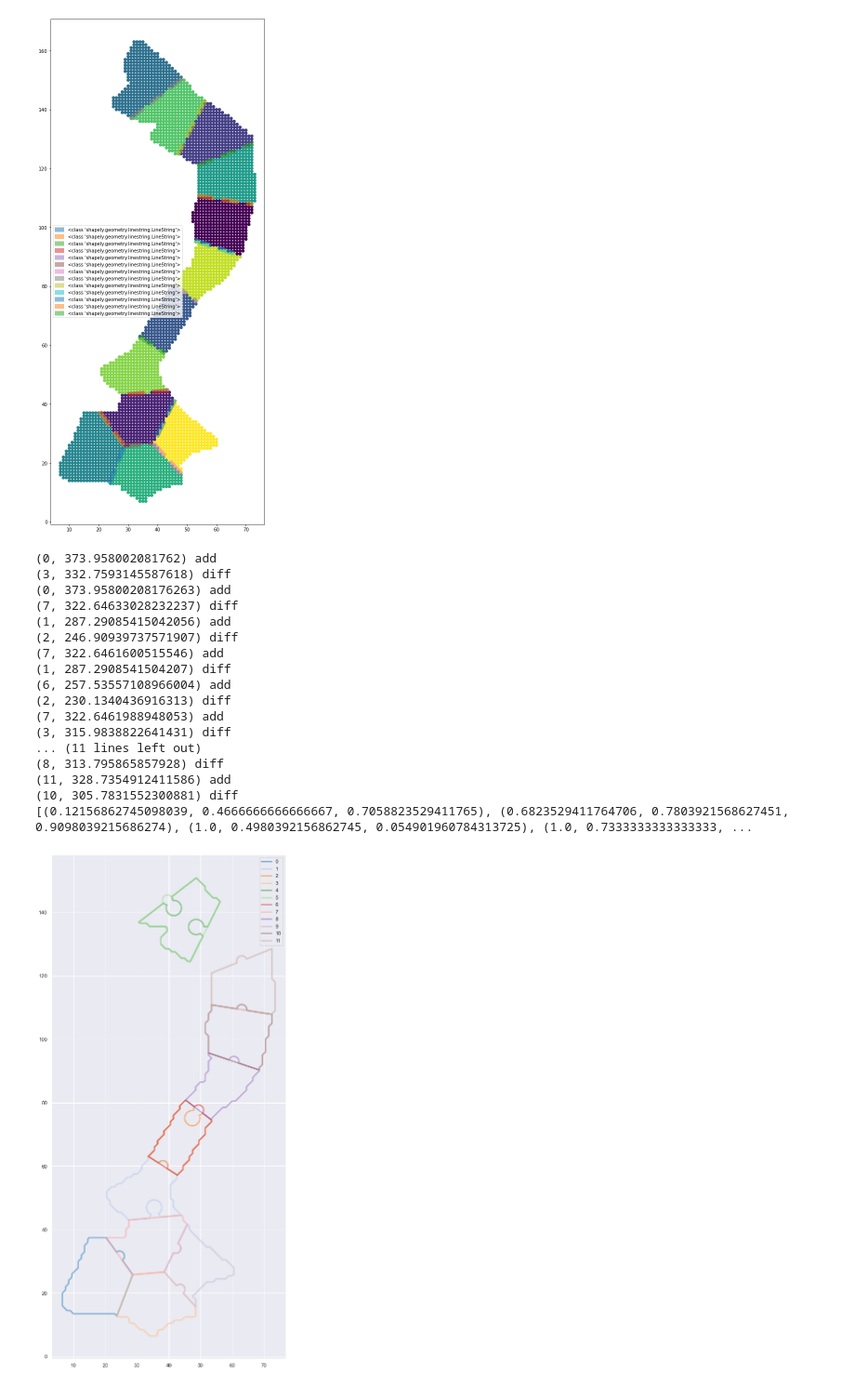
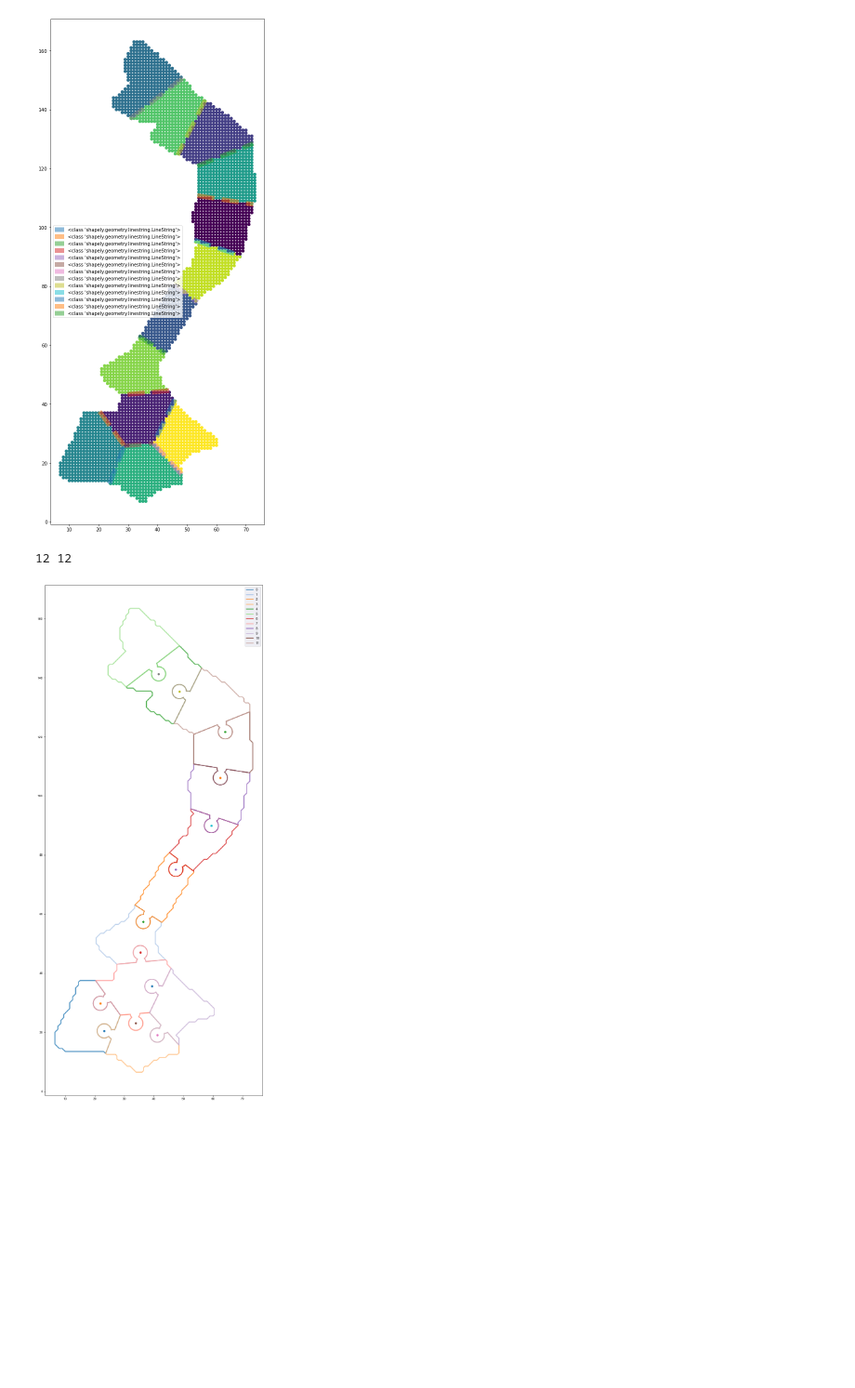
Before and after one commit to nickvazz/Puzzle3D, a Jupyter notebook: ExplorePyvisaMesh.ipynb, the cells around one changed output. Shown at 93% size. Cells and saved outputs as stored; diff of their text form; code cells hidden in the pictures; blank space fills up the shorter version.

Commit message:
fixed 2d puzzle pieces, need to figure out splitting into individual pieces

```diff
--- a/ExplorePyvisaMesh.ipynb
+++ b/ExplorePyvisaMesh.ipynb
@@ -658,7 +663,7 @@ plt.show()
 # %%
 connection_size = np.mean([e.length for e in edges]) * 0.2
 
-fig, ax = plt.subplots(1, figsize=(20,20))
+fig, ax = plt.subplots(1, figsize=(20, 30))
 
 # ax.scatter(p[:,0], p[:,1], c=kmeans.predict(p))
 
@@ -666,62 +671,52 @@ pieces = sub_polys.copy()
 
 for e in edges:
     mid_point = e.centroid
 
     connection = mid_point.buffer(connection_size * 0.5)
     new_line = shapely.geometry.LineString([mid_point, shapely.geometry.Point(e.boundary[0])])
     offset_line = new_line.parallel_offset(connection_size, 'left')
     offset_point = offset_line.boundary[0]
 
-#     ax.scatter(*offset_point.xy)
-
     offset_point_buffer = offset_point.buffer(connection_size*0.75)
     edge_connection = shapely.ops.cascaded_union([connection, offset_point_buffer])
 
-    potential_piece = [
-        (idx, shapely.ops.cascaded_union([edge_connection, poly]))
-        for idx, poly in enumerate(sub_polys) if edge_connection.intersects(poly) ]
+    potential_piece_idx = [idx for idx, poly in enumerate(sub_polys) if edge_connection.intersects(poly)]
+    sub_piece_idx = [idx for idx, poly in enumerate(sub_polys) if poly.contains(offset_point)][0]
+    potential_piece_idx.remove(sub_piece_idx)
+    add_piece_idx = potential_piece_idx[0]
 
-    piece_area = sorted([(idx, p.area) for idx, p in potential_piece], key=lambda x: x[1], reverse=True)
+    ax.scatter(*offset_point.xy)
+    pieces[add_piece_idx] = shapely.ops.cascaded_union([pieces[add_piece_idx], edge_connection])
+    pieces[sub_piece_idx] = pieces[sub_piece_idx].difference(edge_connection)
 
-
-    pieces[piece_area[0][0]] = potential_piece[0][1]
-    print(piece_area[0], 'add')
-    print(piece_area[1], 'diff')
-    pieces[piece_area[1][0]] = pieces[piece_area[1][0]].difference(edge_connection)
-
+#     pieces[piece_area[0][0]] = potential_piece[0][1]
+#     pieces[piece_area[1][0]] = pieces[piece_area[1][0]].difference(edge_connection)
 
 #     x, y = edge_connection.boundary.xy
 #     ax.plot(x, y)
 
 
 ax.set_aspect('equal')
 
 import seaborn as sns
 sns.set()
 colors = sns.color_palette("tab20", len(pieces))
-print(colors)
+
 for idx, piece in enumerate(pieces):
     x, y = piece.boundary.xy
-    ax.plot(x, y, label=f'{idx}', lw=3, c=colors[idx], alpha=0.5)
+    ax.plot(x, y, label=f'{idx}', lw=3, c=colors[idx], alpha=0.8)
+
+print(len(pieces), len(sub_polys))
+
+# for idx, piece in enumerate(sub_polys):
+#     x, y = piece.boundary.xy
+#     ax.plot(x, y, label=f'{idx}', lw=3, c=colors[idx], alpha=0.6, ls=':')
+#     ax.scatter(*piece.centroid.xy, label=f'{idx}', marker='x', s=400, c=[colors[idx]])
+
+
 
 ax.legend()
 plt.show()
 # %% [output]
-(0, 373.958002081762) add
-(3, 332.7593145587618) diff
-(0, 373.95800208176263) add
-(7, 322.64633028232237) diff
-(1, 287.29085415042056) add
-(2, 246.90939737571907) diff
-(7, 322.6461600515546) add
-(1, 287.2908541504207) diff
-(6, 257.53557108966004) add
-(2, 230.1340436916313) diff
-(7, 322.6461988948053) add
-(3, 315.9838822641431) diff
-... (11 lines left out)
-(8, 313.795865857928) diff
-(11, 328.7354912411586) add
-(10, 305.7831552300881) diff
-[(0.12156862745098039, 0.4666666666666667, 0.7058823529411765), (0.6823529411764706, 0.7803921568627451, 0.9098039215686274), (1.0, 0.4980392156862745, 0.054901960784313725), (1.0, 0.7333333333333333, ...
+12 12
-[figure, old version]
+[figure, new version]
```
Also changed, not shown: parts of 7 cells of this notebook.
